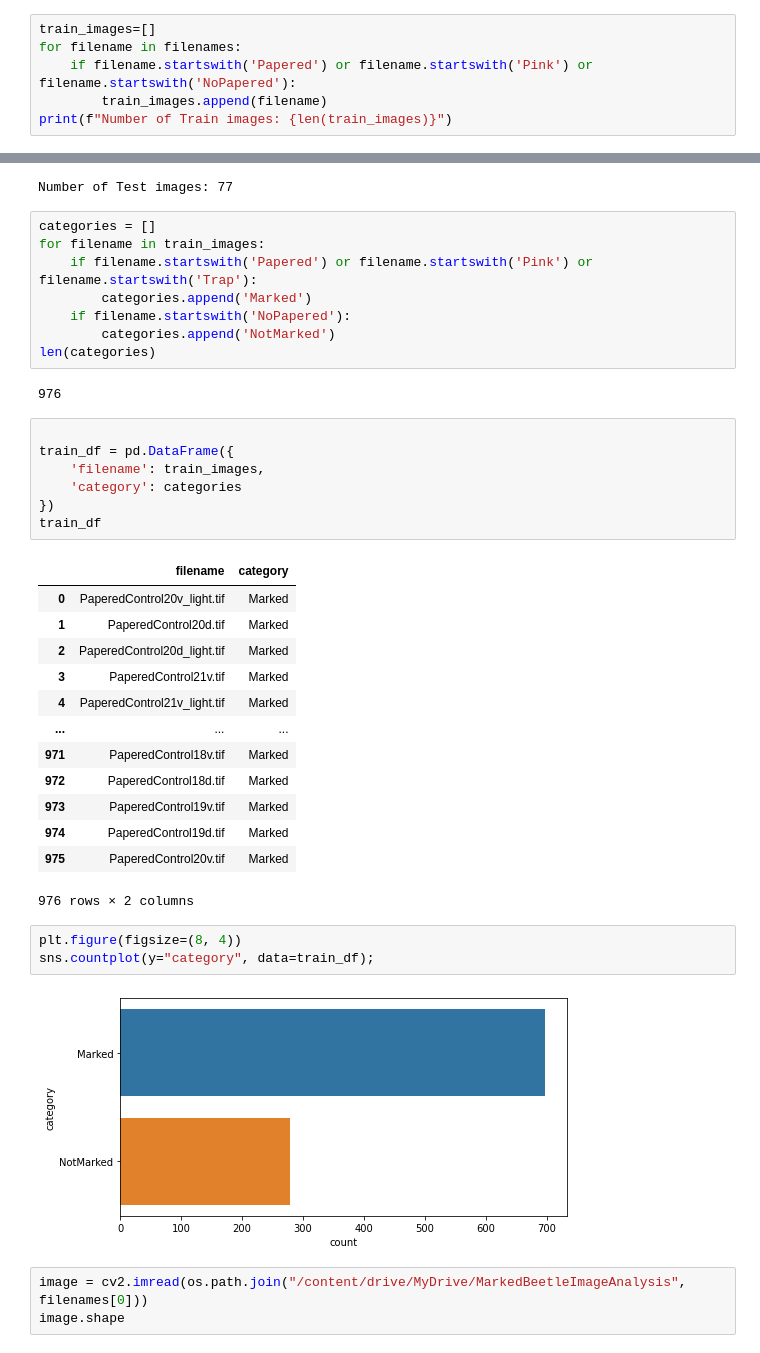
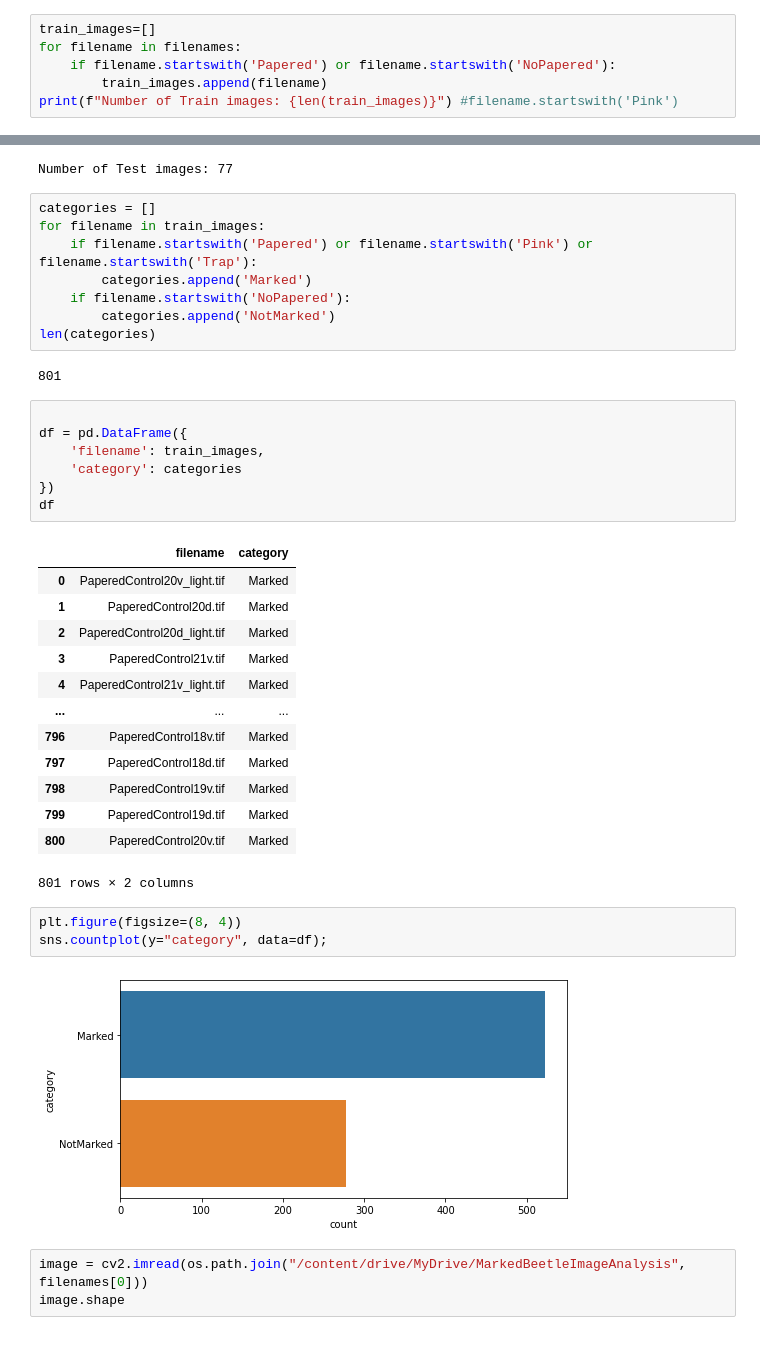
Before and after one commit to mishty-ray/marked-beetle-analysis-1, a Jupyter notebook: efficientnet.ipynb, the cells around one changed output, grey strips where cells are left out. Drawn from its saved outputs; the diff is of its cells as text.

```diff
--- a/efficientnet.ipynb
+++ b/efficientnet.ipynb
@@ -33,7 +34,7 @@ filenames[:4]
 # %%
 train_images=[]
 for filename in filenames:
-    if filename.startswith('Papered') or filename.startswith('Pink') or filename.startswith('NoPapered'):
+    if filename.startswith('Papered') or filename.startswith('NoPapered'):
         train_images.append(filename)
-print(f"Number of Train images: {len(train_images)}")
+print(f"Number of Train images: {len(train_images)}") #filename.startswith('Pink')
 # %% [output]
@@ -55,14 +56,14 @@ for filename in train_images:
         categories.append('NotMarked')
 len(categories)
 # %% [output]
-976
+801
 # %%
 
-train_df = pd.DataFrame({
+df = pd.DataFrame({
     'filename': train_images,
     'category': categories
 })
-train_df
+df
 # %% [output]
 |  | filename | category |
 | 0 | PaperedControl20v_light.tif | Marked |
@@ -71,17 +72,17 @@ train_df
 | 3 | PaperedControl21v.tif | Marked |
 | 4 | PaperedControl21v_light.tif | Marked |
 | ... | ... | ... |
-| 971 | PaperedControl18v.tif | Marked |
-| 972 | PaperedControl18d.tif | Marked |
-| 973 | PaperedControl19v.tif | Marked |
-| 974 | PaperedControl19d.tif | Marked |
-| 975 | PaperedControl20v.tif | Marked |
+| 796 | PaperedControl18v.tif | Marked |
+| 797 | PaperedControl18d.tif | Marked |
+| 798 | PaperedControl19v.tif | Marked |
+| 799 | PaperedControl19d.tif | Marked |
+| 800 | PaperedControl20v.tif | Marked |
-976 rows × 2 columns
+801 rows × 2 columns
 # %%
 plt.figure(figsize=(8, 4))
-sns.countplot(y="category", data=train_df);
+sns.countplot(y="category", data=df);
 # %% [output]
-[figure, old version]
+[figure, new version]
 # %%
 image = cv2.imread(os.path.join("/content/drive/MyDrive/MarkedBeetleImageAnalysis", filenames[0]))
 image.shape
```
Also changed, not shown: parts of 23 cells of this notebook.
